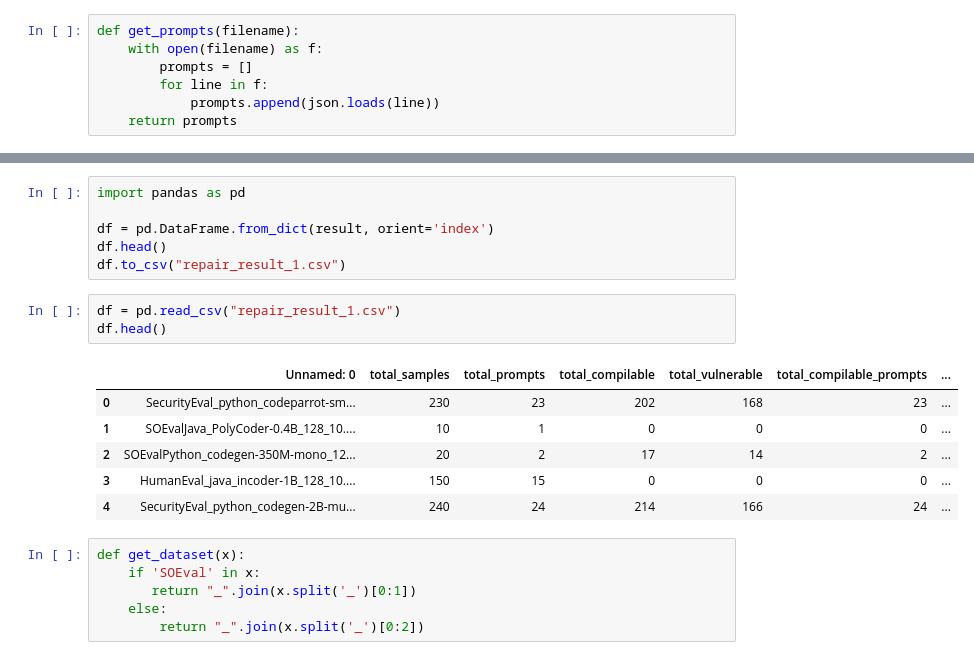
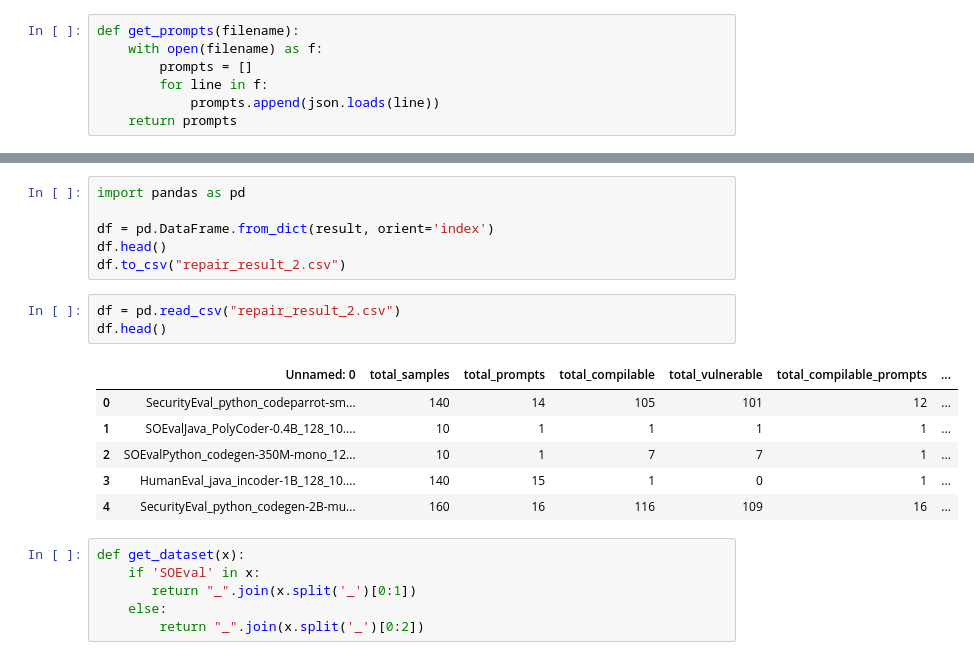
Before and after one commit to s2e-lab/FRANC, a Jupyter notebook: Utils/Repair_Result_Analysis.ipynb, the cells around one changed output, grey strips where cells are left out. Drawn from its saved outputs; the diff is of its cells as text.

Commit message:
updated repair result

```diff
--- a/Utils/Repair_Result_Analysis.ipynb
+++ b/Utils/Repair_Result_Analysis.ipynb
@@ -93,17 +93,17 @@ import pandas as pd
 
 df = pd.DataFrame.from_dict(result, orient='index')
 df.head()
-df.to_csv("repair_result_1.csv")
+df.to_csv("repair_result_2.csv")
 # %%
-df = pd.read_csv("repair_result_1.csv")
+df = pd.read_csv("repair_result_2.csv")
 df.head()
 # %% [output]
 |  | Unnamed: 0 | total_samples | total_prompts | total_compilable | total_vulnerable | total_compilable_prompts | ... |
-| 0 | SecurityEval_python_codeparrot-sm... | 230 | 23 | 202 | 168 | 23 | ... |
-| 1 | SOEvalJava_PolyCoder-0.4B_128_10.... | 10 | 1 | 0 | 0 | 0 | ... |
-| 2 | SOEvalPython_codegen-350M-mono_12... | 20 | 2 | 17 | 14 | 2 | ... |
-| 3 | HumanEval_java_incoder-1B_128_10.... | 150 | 15 | 0 | 0 | 0 | ... |
-| 4 | SecurityEval_python_codegen-2B-mu... | 240 | 24 | 214 | 166 | 24 | ... |
+| 0 | SecurityEval_python_codeparrot-sm... | 140 | 14 | 105 | 101 | 12 | ... |
+| 1 | SOEvalJava_PolyCoder-0.4B_128_10.... | 10 | 1 | 1 | 1 | 1 | ... |
+| 2 | SOEvalPython_codegen-350M-mono_12... | 10 | 1 | 7 | 7 | 1 | ... |
+| 3 | HumanEval_java_incoder-1B_128_10.... | 140 | 15 | 1 | 0 | 1 | ... |
+| 4 | SecurityEval_python_codegen-2B-mu... | 160 | 16 | 116 | 109 | 16 | ... |
 # %%
 def get_dataset(x):
     if 'SOEval' in x:
```
Also changed, not shown: parts of 6 cells of this notebook, 2 other files.
